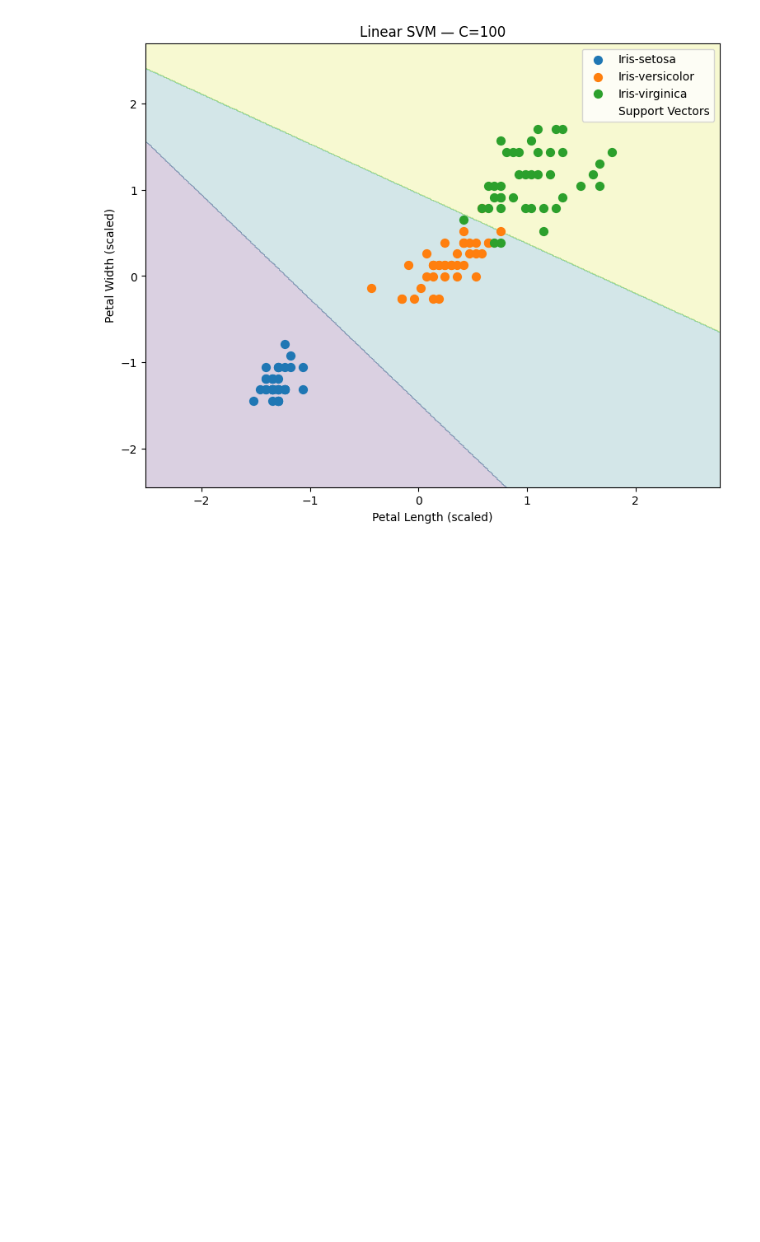
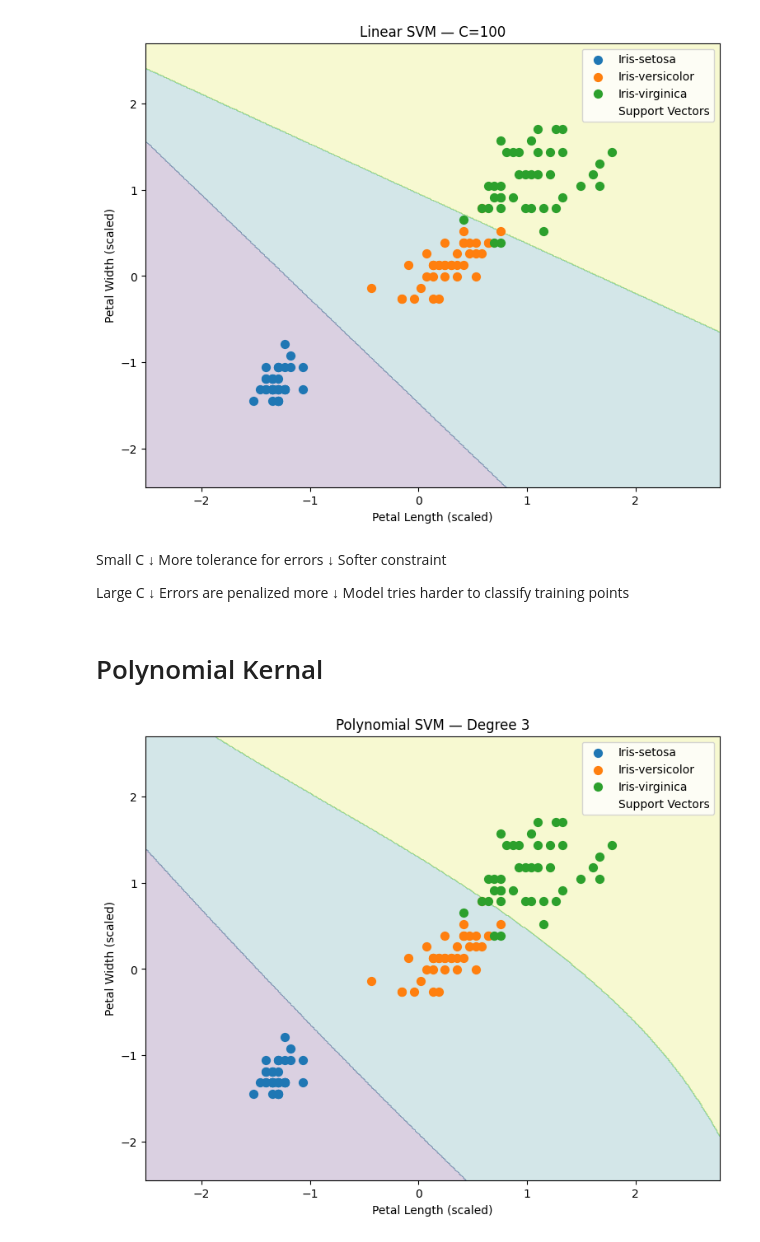
Before and after one commit to amandx36/GradientForge, a Jupyter notebook: SupportVectorMachine/notebook/svm.ipynb, the cells around one changed output. Cells and saved outputs as stored; diff of their text form; code cells hidden in the pictures; blank space fills up the shorter version.

```diff
--- a/SupportVectorMachine/notebook/svm.ipynb
+++ b/SupportVectorMachine/notebook/svm.ipynb
@@ -401,3 +401,38 @@ for C in [0.01, 1, 100]:
 [figure]
 [figure]
 [figure]
+# %% [markdown]
+Small C
+    ↓
+More tolerance for errors
+    ↓
+Softer constraint
+
+
+Large C
+    ↓
+Errors are penalized more
+    ↓
+Model tries harder to classify training points
+# %% [markdown]
+# Polynomial Kernal
+# %%
+poly_svm = SVC(
+    kernel="poly",
+    degree=3,
+    C=1
+)
+
+poly_svm.fit(
+    X2_train_scaled,
+    y2_train
+)
+
+plot_svm_regions(
+    poly_svm,
+    X2_train_scaled,
+    y2_train,
+    "Polynomial SVM — Degree 3"
+)
+# %% [output]
+[figure, added]
```
Also changed, not shown: parts of 10 cells of this notebook.
